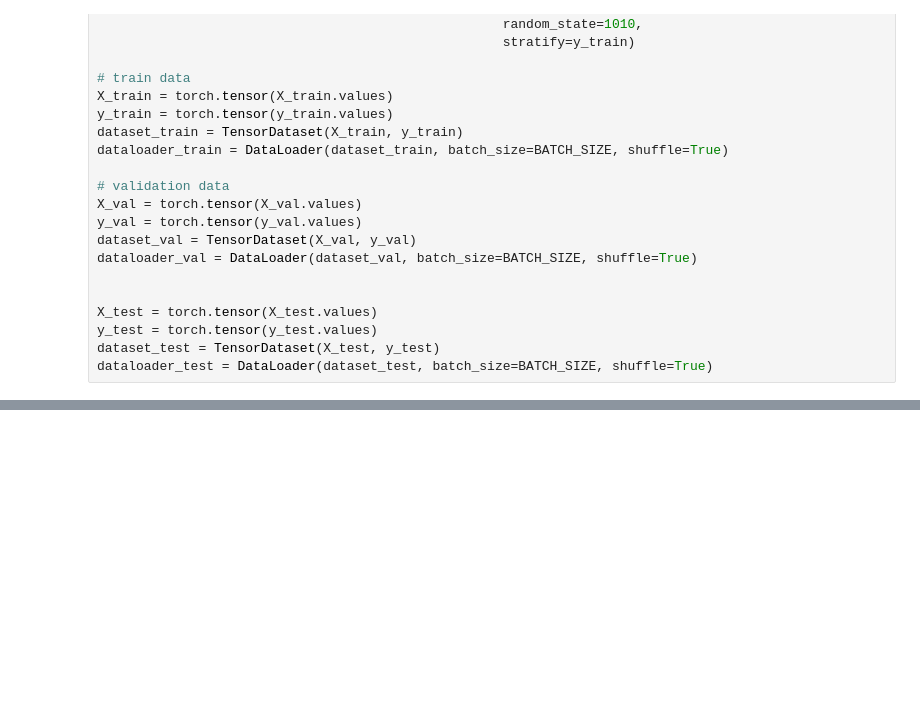
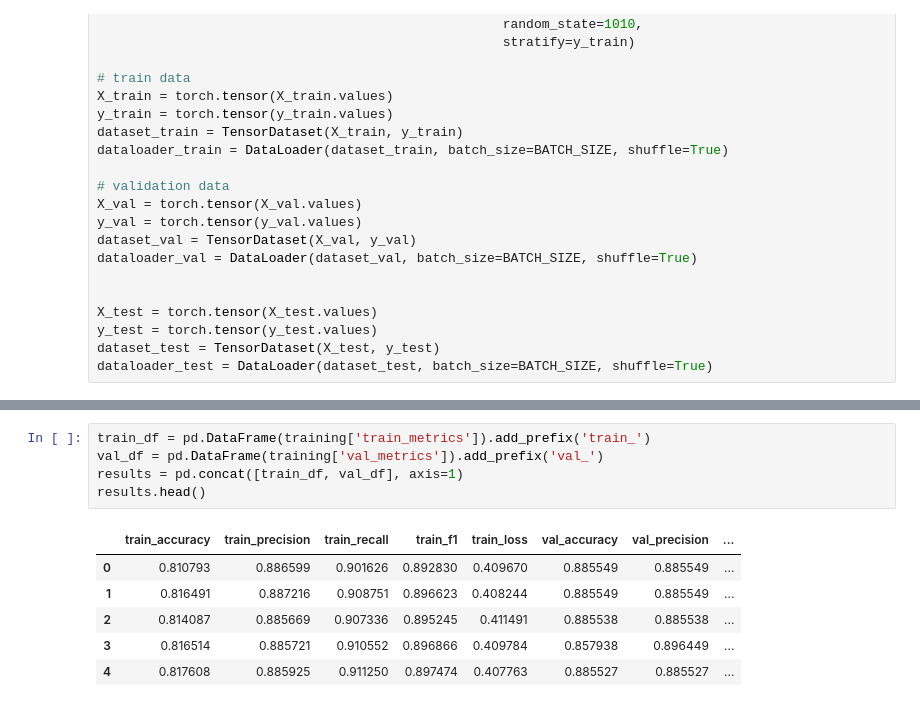
Before and after one commit to mishelly-h/user-churn, a Jupyter notebook: analysis/analysis_network.ipynb, the cells around one changed output, grey strips where cells are left out. Saved outputs shown, nothing was run; the diff lists cells and outputs as text; blank space fills up the shorter version.

```diff
--- a/analysis/analysis_network.ipynb
+++ b/analysis/analysis_network.ipynb
@@ -192,0 +242,12 @@ epoch: 10, train loss: 0.364, val loss: 0.328, train acc: 0.853, val acc: 3.413
+# %%
+train_df = pd.DataFrame(training['train_metrics']).add_prefix('train_')
+val_df = pd.DataFrame(training['val_metrics']).add_prefix('val_')
+results = pd.concat([train_df, val_df], axis=1)
+results.head()
+# %% [output]
+|  | train_accuracy | train_precision | train_recall | train_f1 | train_loss | val_accuracy | val_precision | ... |
+| 0 | 0.810793 | 0.886599 | 0.901626 | 0.892830 | 0.409670 | 0.885549 | 0.885549 | ... |
+| 1 | 0.816491 | 0.887216 | 0.908751 | 0.896623 | 0.408244 | 0.885549 | 0.885549 | ... |
+| 2 | 0.814087 | 0.885669 | 0.907336 | 0.895245 | 0.411491 | 0.885538 | 0.885538 | ... |
+| 3 | 0.816514 | 0.885721 | 0.910552 | 0.896866 | 0.409784 | 0.857938 | 0.896449 | ... |
+| 4 | 0.817608 | 0.885925 | 0.911250 | 0.897474 | 0.407763 | 0.885527 | 0.885527 | ... |
```
Also changed, not shown: parts of 7 cells of this notebook.
